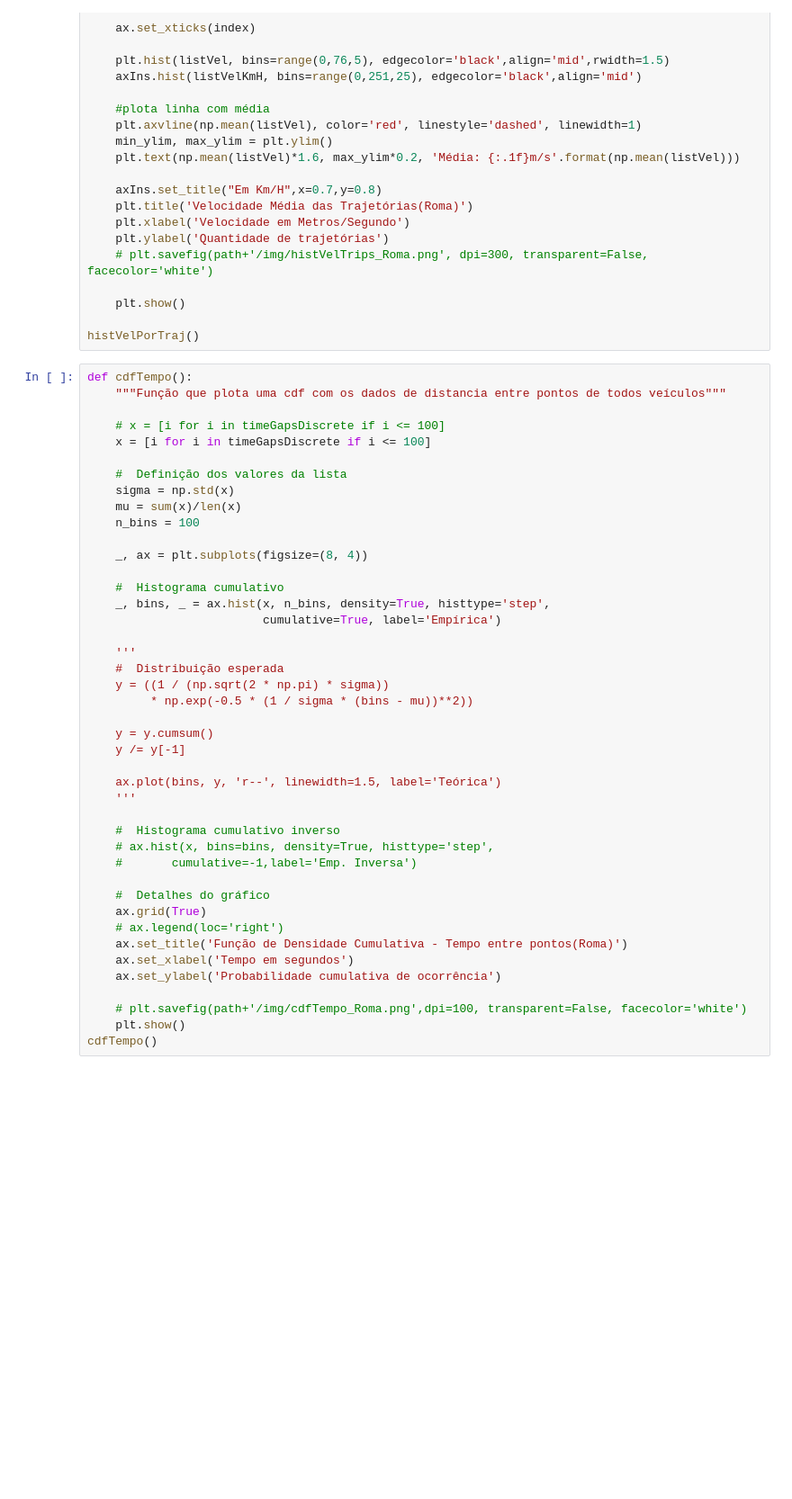
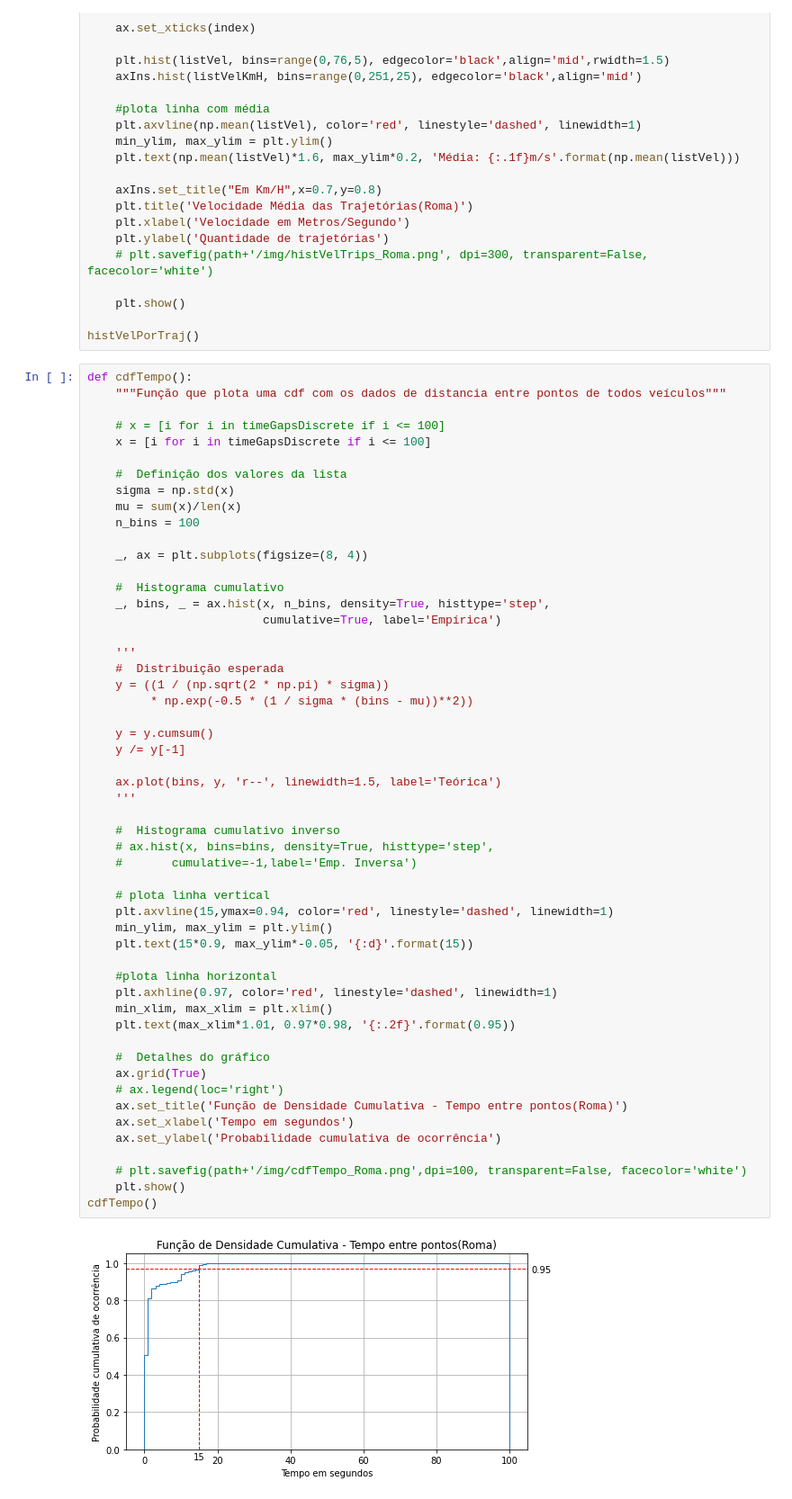
Before and after one commit to TulioNPL/Pesquisa, a Jupyter notebook: jupyter/main.ipynb, the cells around one changed output. Shown at 90% size. Cells and saved outputs as stored; diff of their text form; blank space fills up the shorter version.

```diff
--- a/jupyter/main.ipynb
+++ b/jupyter/main.ipynb
@@ -1278,33 +1281,45 @@ def cdfTempo():
 
     #  Histograma cumulativo
     _, bins, _ = ax.hist(x, n_bins, density=True, histtype='step',
                          cumulative=True, label='Empírica')
 
     '''
     #  Distribuição esperada
     y = ((1 / (np.sqrt(2 * np.pi) * sigma))
          * np.exp(-0.5 * (1 / sigma * (bins - mu))**2))
 
     y = y.cumsum()
     y /= y[-1]
 
     ax.plot(bins, y, 'r--', linewidth=1.5, label='Teórica')
     '''
 
     #  Histograma cumulativo inverso
     # ax.hist(x, bins=bins, density=True, histtype='step',
     #       cumulative=-1,label='Emp. Inversa')
 
+    # plota linha vertical
+    plt.axvline(15,ymax=0.94, color='red', linestyle='dashed', linewidth=1)
+    min_ylim, max_ylim = plt.ylim()
+    plt.text(15*0.9, max_ylim*-0.05, '{:d}'.format(15))
+
+    #plota linha horizontal
+    plt.axhline(0.97, color='red', linestyle='dashed', linewidth=1)
+    min_xlim, max_xlim = plt.xlim()
+    plt.text(max_xlim*1.01, 0.97*0.98, '{:.2f}'.format(0.95))
+
     #  Detalhes do gráfico
     ax.grid(True)
     # ax.legend(loc='right')
     ax.set_title('Função de Densidade Cumulativa - Tempo entre pontos(Roma)')
     ax.set_xlabel('Tempo em segundos')
     ax.set_ylabel('Probabilidade cumulativa de ocorrência')
 
     # plt.savefig(path+'/img/cdfTempo_Roma.png',dpi=100, transparent=False, facecolor='white')
     plt.show()
 cdfTempo()
+# %% [output]
+[figure, added]
 # %%
 def cdfDistancia():
     """Função que plota uma cdf com os dados de distancia entre pontos de todos veículos"""
```
Also changed, not shown: parts of 3 cells of this notebook, 2 other files.
